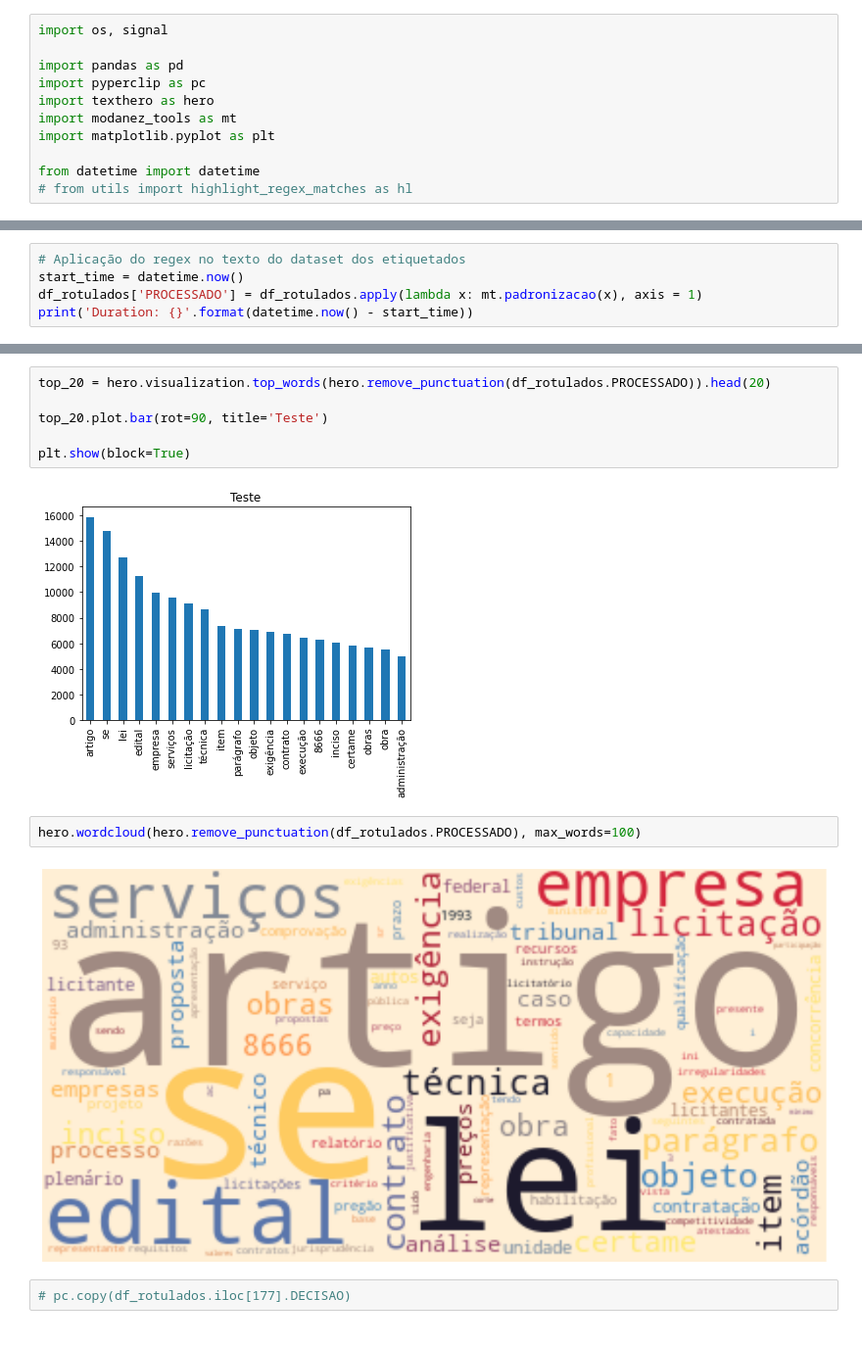
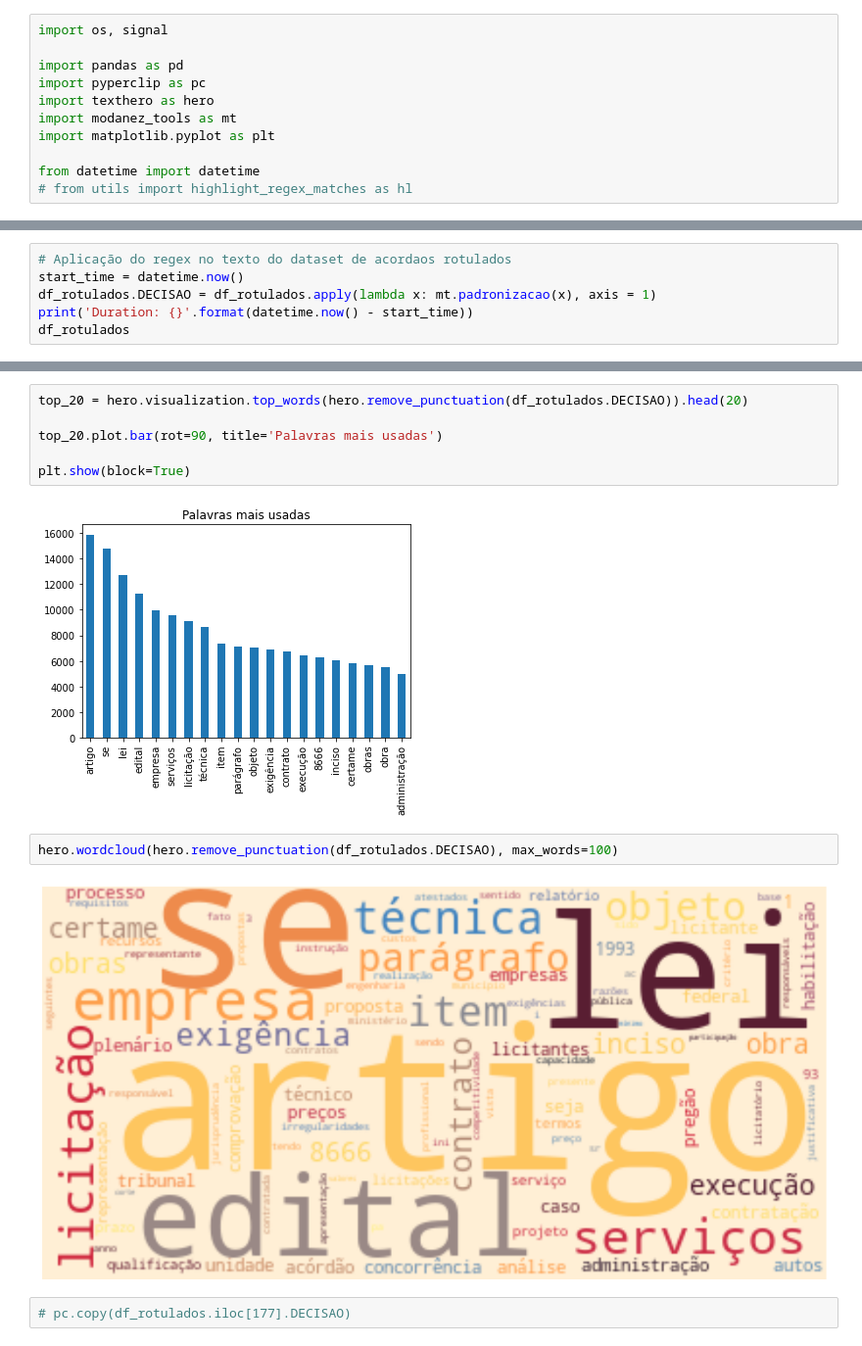
Before and after one commit to wmodanez/acordaos, a Jupyter notebook: 02a - Pre processing df_rotulados.ipynb, the cells around one changed output, grey strips where cells are left out. Shown: that part at 98% size. Drawn from its saved outputs; the diff is of its cells as text.

```diff
--- a/02a - Pre processing df_rotulados.ipynb
+++ b/02a - Pre processing df_rotulados.ipynb
@@ -40,6 +31,7 @@ Duration: 0:00:00.232109
 # %%
-# Aplicação do regex no texto do dataset dos etiquetados
+# Aplicação do regex no texto do dataset de acordaos rotulados
 start_time = datetime.now()
-df_rotulados['PROCESSADO'] = df_rotulados.apply(lambda x: mt.padronizacao(x), axis = 1)
+df_rotulados.DECISAO = df_rotulados.apply(lambda x: mt.padronizacao(x), axis = 1)
 print('Duration: {}'.format(datetime.now() - start_time))
+df_rotulados
 # %% [output]
@@ -47,15 +52,15 @@ Duration: 0:02:16.986165
 # %%
-top_20 = hero.visualization.top_words(hero.remove_punctuation(df_rotulados.PROCESSADO)).head(20)
+top_20 = hero.visualization.top_words(hero.remove_punctuation(df_rotulados.DECISAO)).head(20)
 
-top_20.plot.bar(rot=90, title='Teste')
+top_20.plot.bar(rot=90, title='Palavras mais usadas')
 
 plt.show(block=True)
 # %% [output]
-[figure, old version]
+[figure, new version]
 # %%
-hero.wordcloud(hero.remove_punctuation(df_rotulados.PROCESSADO), max_words=100)
+hero.wordcloud(hero.remove_punctuation(df_rotulados.DECISAO), max_words=100)
 # %% [output]
-[figure, old version]
+[figure, new version]
 # %%
 # pc.copy(df_rotulados.iloc[177].DECISAO)
 # %%
```
Also changed, not shown: parts of 9 cells of this notebook.
